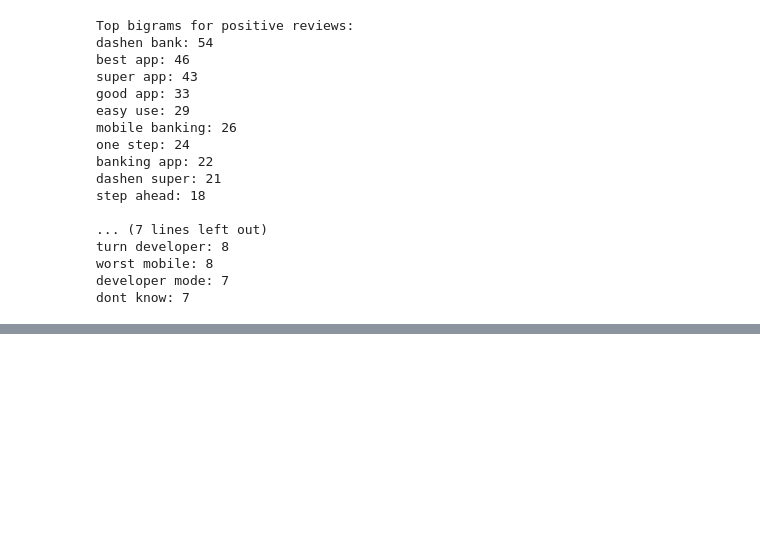
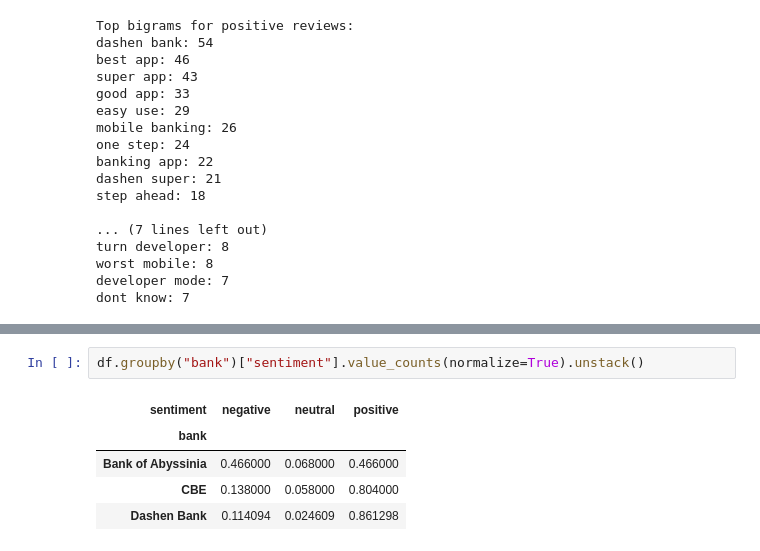
Before and after one commit to alazartefera/fintech-cx, a Jupyter notebook: notebooks/01_cleaning_and_sentiment.ipynb, the cells around one changed output, grey strips where cells are left out. Saved outputs shown, nothing was run; the diff lists cells and outputs as text; blank space fills up the shorter version.

```diff
--- a/notebooks/01_cleaning_and_sentiment.ipynb
+++ b/notebooks/01_cleaning_and_sentiment.ipynb
@@ -311,0 +379,8 @@ Advanced Thematic Analysis with LDA
+# %%
+df.groupby("bank")["sentiment"].value_counts(normalize=True).unstack()
+# %% [output]
+| sentiment | negative | neutral | positive |
+| bank |  |  |  |
+| Bank of Abyssinia | 0.466000 | 0.068000 | 0.466000 |
+| CBE | 0.138000 | 0.058000 | 0.804000 |
+| Dashen Bank | 0.114094 | 0.024609 | 0.861298 |
```
Also changed, not shown: parts of 10 cells of this notebook.
